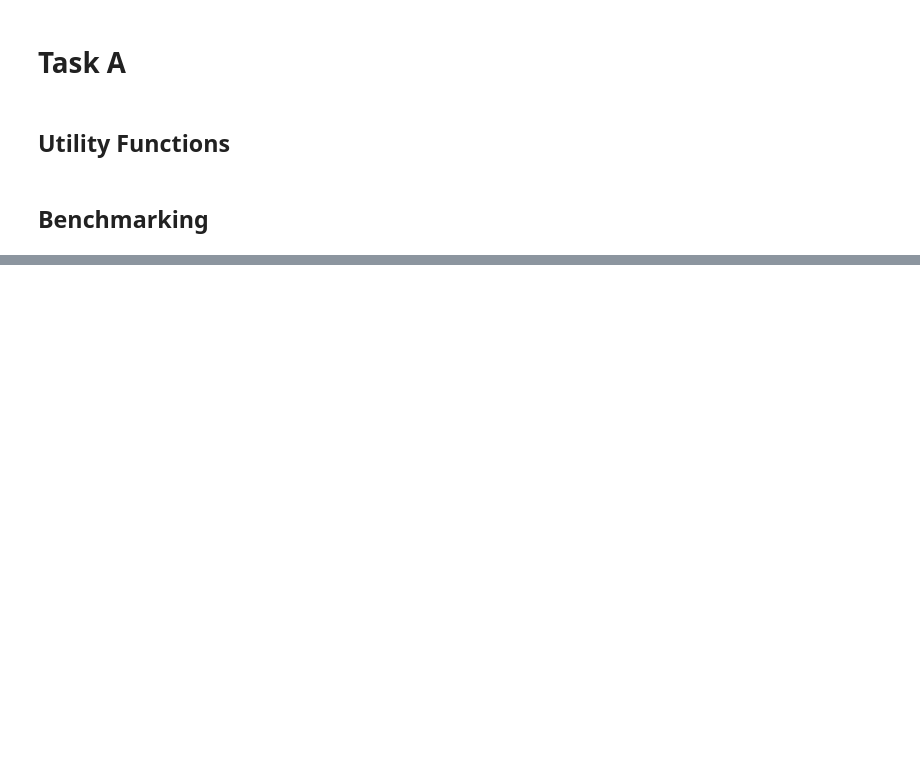
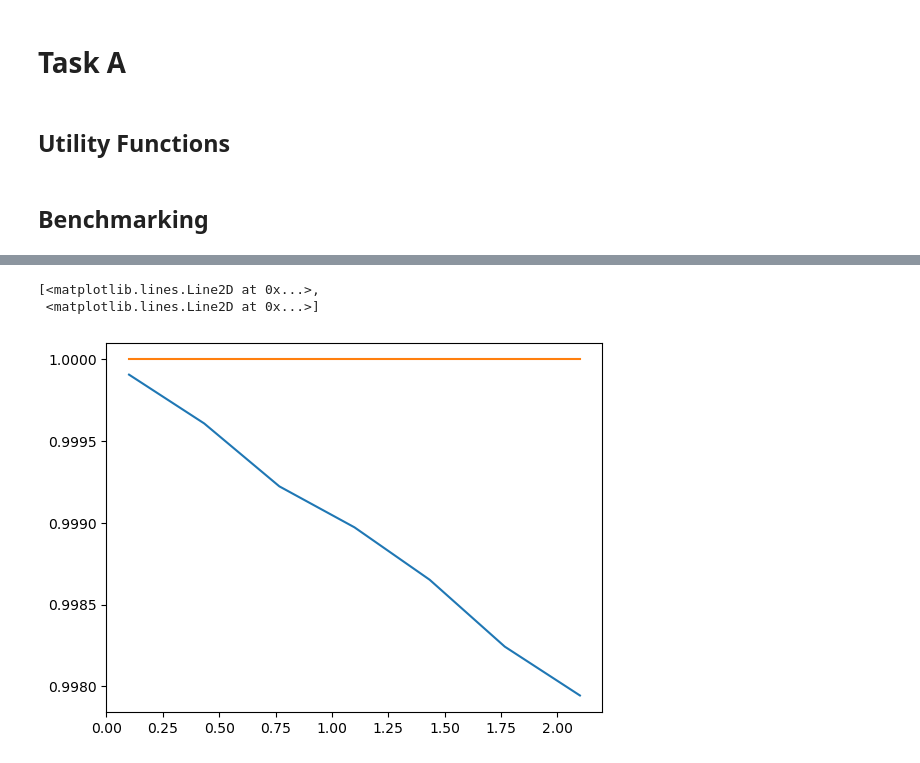
Before and after one commit to Jan5113/QHack25, a Jupyter notebook: denoising.ipynb, the cells around one changed output, grey strips where cells are left out. Drawn from its saved outputs; the diff is of its cells as text; code cells hidden in the pictures; blank space fills up the shorter version.

```diff
--- a/denoising.ipynb
+++ b/denoising.ipynb
@@ -229,0 +111,7 @@ plt.show()
+# %%
+reference = dq.fock(5, 1)
+v_b = np.linspace(0.1, 2.1, 7)
+one_b_zero_zero = []
+for b in v_b:
+    temp_fidelity = benchmark_fidelity(reference, 1, b, 0, 0)
+    one_b_zero_zero.append(temp_fidelity)
@@ -229,0 +136,6 @@ plt.show()
+# %%
+plt.plot(v_b, one_b_zero_zero)
+# %% [output]
+[<matplotlib.lines.Line2D at 0x...>,
+ <matplotlib.lines.Line2D at 0x...>]
+[figure, added]
```
Also changed, not shown: parts of 18 cells of this notebook, 2 other files.
